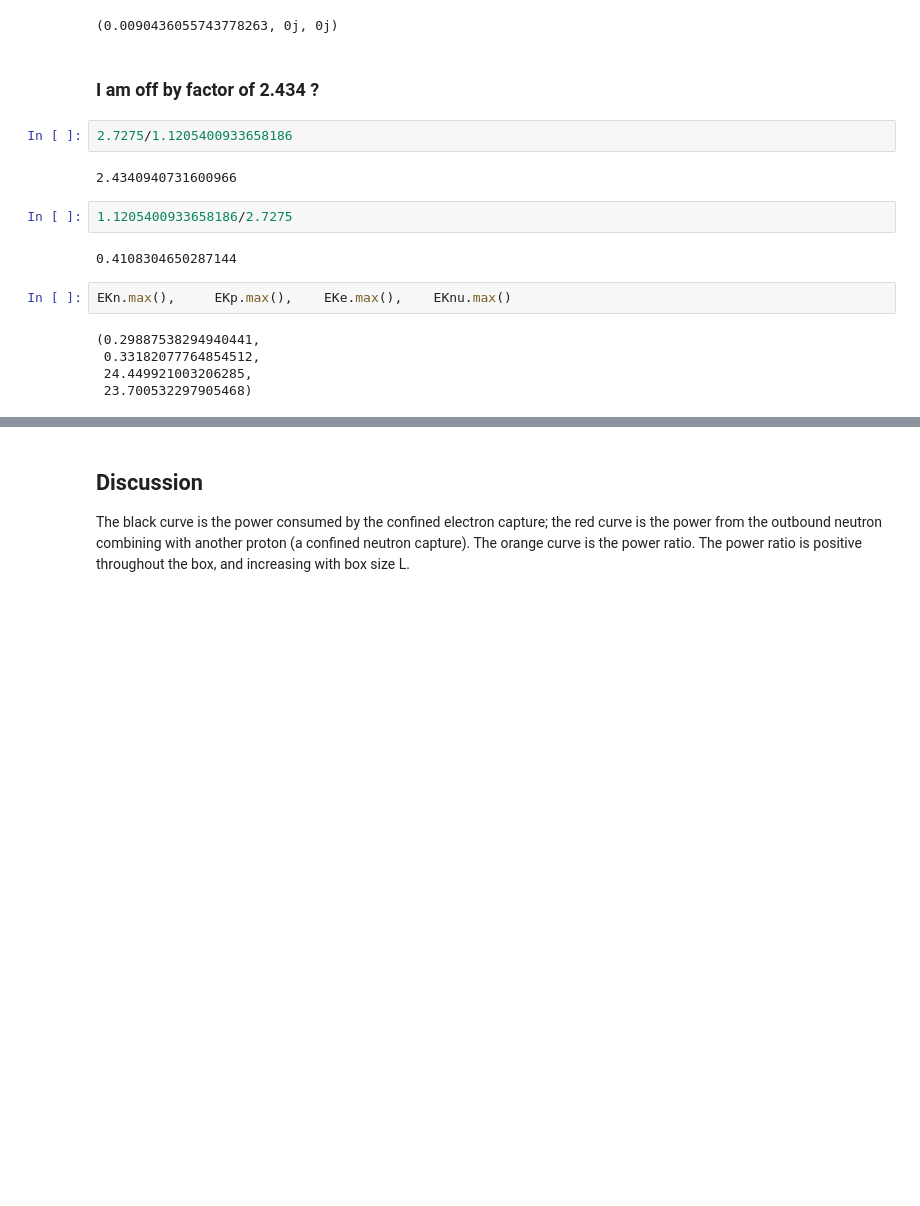
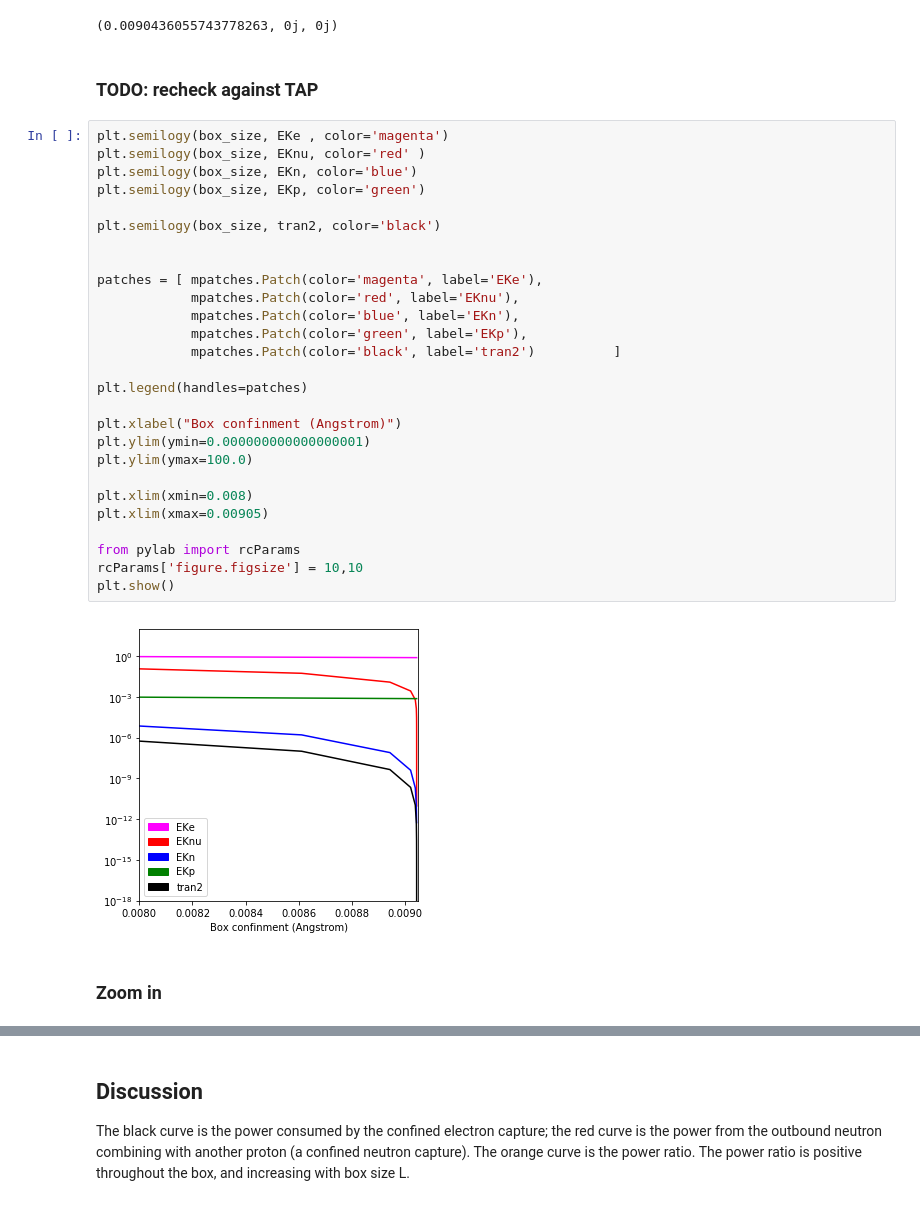
Before and after one commit to charlesmartin14/brillouin, a Jupyter notebook: Code-Confinement-Induced-Electron-Capture.ipynb, the cells around one changed output, grey strips where cells are left out. Drawn from its saved outputs; the diff is of its cells as text; blank space fills up the shorter version.

```diff
--- a/Code-Confinement-Induced-Electron-Capture.ipynb
+++ b/Code-Confinement-Induced-Electron-Capture.ipynb
@@ -804,23 +855,39 @@ dN0 = scipy.constants.Avogadro
 rlconfs[0],tran2[0]*dN0*0.25, tran2[0]
 # %% [output]
 (0.0090436055743778263, 0j, 0j)
-# %% [markdown]
-### I am off by factor of 2.434 ?
-# %%
-2.7275/1.1205400933658186
-# %% [output]
-2.4340940731600966
-# %%
-1.1205400933658186/2.7275
-# %% [output]
-0.4108304650287144
-# %%
-EKn.max(),     EKp.max(),    EKe.max(),    EKnu.max()
-# %% [output]
-(0.29887538294940441,
- 0.33182077764854512,
- 24.449921003206285,
- 23.700532297905468)
+# %% [markdown]
+### TODO: recheck against TAP
+# %%
+plt.semilogy(box_size, EKe , color='magenta')
+plt.semilogy(box_size, EKnu, color='red' )
+plt.semilogy(box_size, EKn, color='blue')
+plt.semilogy(box_size, EKp, color='green')
+
+plt.semilogy(box_size, tran2, color='black')
+
+
+patches = [ mpatches.Patch(color='magenta', label='EKe'),
+            mpatches.Patch(color='red', label='EKnu'),
+            mpatches.Patch(color='blue', label='EKn'),
+            mpatches.Patch(color='green', label='EKp'),
+            mpatches.Patch(color='black', label='tran2')          ]
+
+plt.legend(handles=patches)
+
+plt.xlabel("Box confinment (Angstrom)")
+plt.ylim(ymin=0.000000000000000001)
+plt.ylim(ymax=100.0)
+
+plt.xlim(xmin=0.008)
+plt.xlim(xmax=0.00905)
+
+from pylab import rcParams
+rcParams['figure.figsize'] = 10,10
+plt.show()
+# %% [output]
+[figure, added]
+# %% [markdown]
+### Zoom in
 # %%
 plt.semilogy(box_size, EKe , color='magenta')
 plt.semilogy(box_size, EKnu, color='red' )
```
Also changed, not shown: parts of 36 cells of this notebook, 2 other files.
